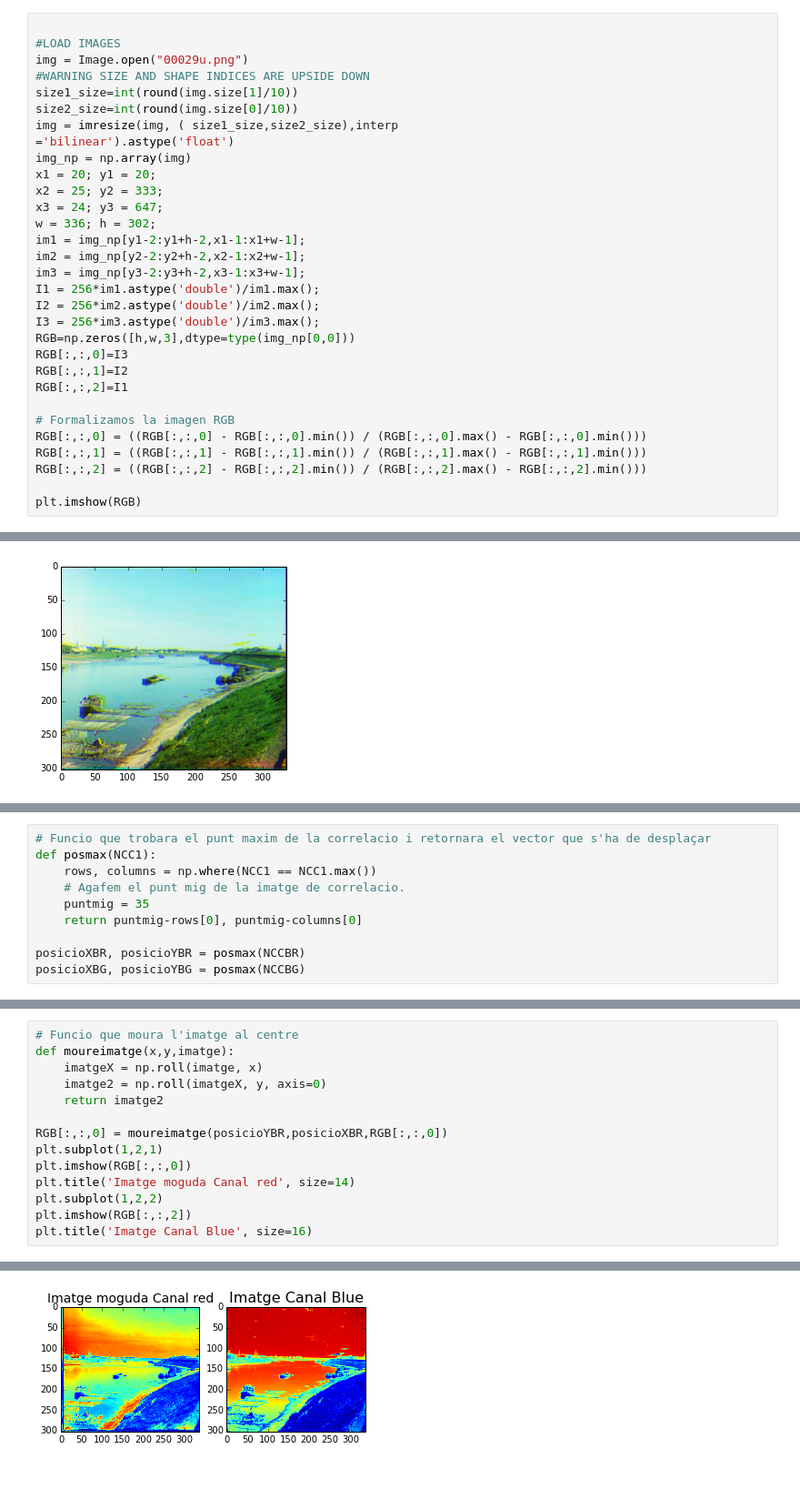
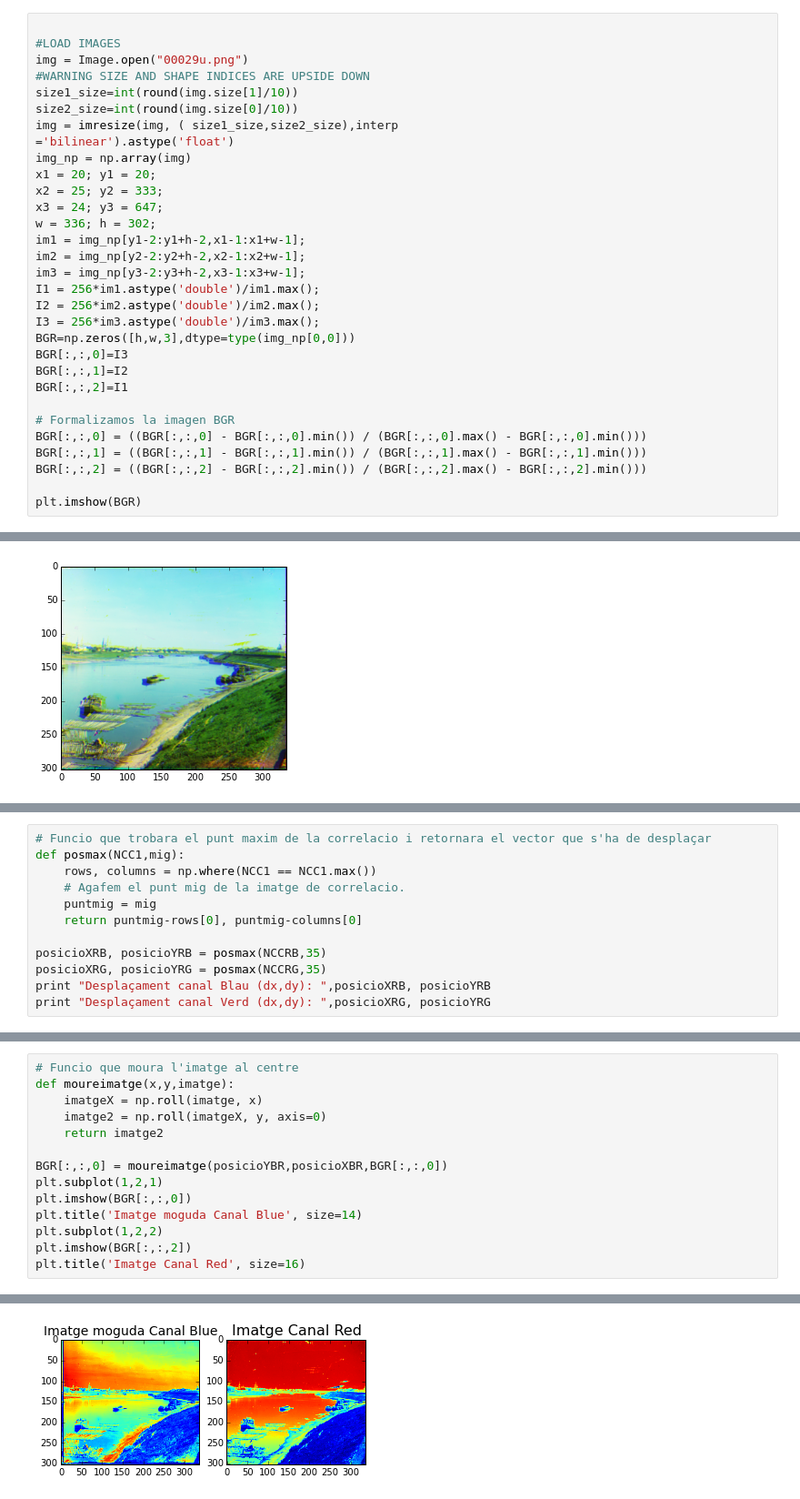
Before and after one commit to cnavas88/Image-Processing, a Jupyter notebook: practica2/Practica2.ipynb, the cells around one changed output, grey strips where cells are left out. Shown at 91% size. Saved outputs shown, nothing was run; the diff lists cells and outputs as text.

```diff
--- a/practica2/Practica2.ipynb
+++ b/practica2/Practica2.ipynb
@@ -39,17 +39,17 @@ im3 = img_np[y3-2:y3+h-2,x3-1:x3+w-1];
 I1 = 256*im1.astype('double')/im1.max();
 I2 = 256*im2.astype('double')/im2.max();
 I3 = 256*im3.astype('double')/im3.max();
-RGB=np.zeros([h,w,3],dtype=type(img_np[0,0]))
-RGB[:,:,0]=I3
-RGB[:,:,1]=I2
-RGB[:,:,2]=I1
+BGR=np.zeros([h,w,3],dtype=type(img_np[0,0]))
+BGR[:,:,0]=I3
+BGR[:,:,1]=I2
+BGR[:,:,2]=I1
 
-# Formalizamos la imagen RGB
-RGB[:,:,0] = ((RGB[:,:,0] - RGB[:,:,0].min()) / (RGB[:,:,0].max() - RGB[:,:,0].min()))
-RGB[:,:,1] = ((RGB[:,:,1] - RGB[:,:,1].min()) / (RGB[:,:,1].max() - RGB[:,:,1].min()))
-RGB[:,:,2] = ((RGB[:,:,2] - RGB[:,:,2].min()) / (RGB[:,:,2].max() - RGB[:,:,2].min()))
+# Formalizamos la imagen BGR
+BGR[:,:,0] = ((BGR[:,:,0] - BGR[:,:,0].min()) / (BGR[:,:,0].max() - BGR[:,:,0].min()))
+BGR[:,:,1] = ((BGR[:,:,1] - BGR[:,:,1].min()) / (BGR[:,:,1].max() - BGR[:,:,1].min()))
+BGR[:,:,2] = ((BGR[:,:,2] - BGR[:,:,2].min()) / (BGR[:,:,2].max() - BGR[:,:,2].min()))
 
-plt.imshow(RGB)
+plt.imshow(BGR)
 # %% [output]
 <matplotlib.image.AxesImage at 0x...>
 [figure]
@@ -106,10 +106,12 @@ plt.title('Correlacio bloc green', size=16)
 # %%
 # Funcio que trobara el punt maxim de la correlacio i retornara el vector que s'ha de desplaçar
-def posmax(NCC1):
+def posmax(NCC1,mig):
     rows, columns = np.where(NCC1 == NCC1.max())
     # Agafem el punt mig de la imatge de correlacio.
-    puntmig = 35
+    puntmig = mig
     return puntmig-rows[0], puntmig-columns[0]
 
-posicioXBR, posicioYBR = posmax(NCCBR)
-posicioXBG, posicioYBG = posmax(NCCBG)
+posicioXRB, posicioYRB = posmax(NCCRB,35)
+posicioXRG, posicioYRG = posmax(NCCRG,35)
+print "Desplaçament canal Blau (dx,dy): ",posicioXRB, posicioYRB
+print "Desplaçament canal Verd (dx,dy): ",posicioXRG, posicioYRG
@@ -116,18 +121,18 @@ posicioXBG, posicioYBG = posmax(NCCBG)
 # %%
 # Funcio que moura l'imatge al centre
 def moureimatge(x,y,imatge):
     imatgeX = np.roll(imatge, x)
     imatge2 = np.roll(imatgeX, y, axis=0)
     return imatge2
 
-RGB[:,:,0] = moureimatge(posicioYBR,posicioXBR,RGB[:,:,0])
+BGR[:,:,0] = moureimatge(posicioYBR,posicioXBR,BGR[:,:,0])
 plt.subplot(1,2,1)
-plt.imshow(RGB[:,:,0])
-plt.title('Imatge moguda Canal red', size=14)
+plt.imshow(BGR[:,:,0])
+plt.title('Imatge moguda Canal Blue', size=14)
 plt.subplot(1,2,2)
-plt.imshow(RGB[:,:,2])
-plt.title('Imatge Canal Blue', size=16)
+plt.imshow(BGR[:,:,2])
+plt.title('Imatge Canal Red', size=16)
 # %% [output]
 <matplotlib.text.Text at 0x...>
-[figure, old version]
+[figure, new version]
 # %%
```
Also changed, not shown: parts of 11 cells of this notebook.
